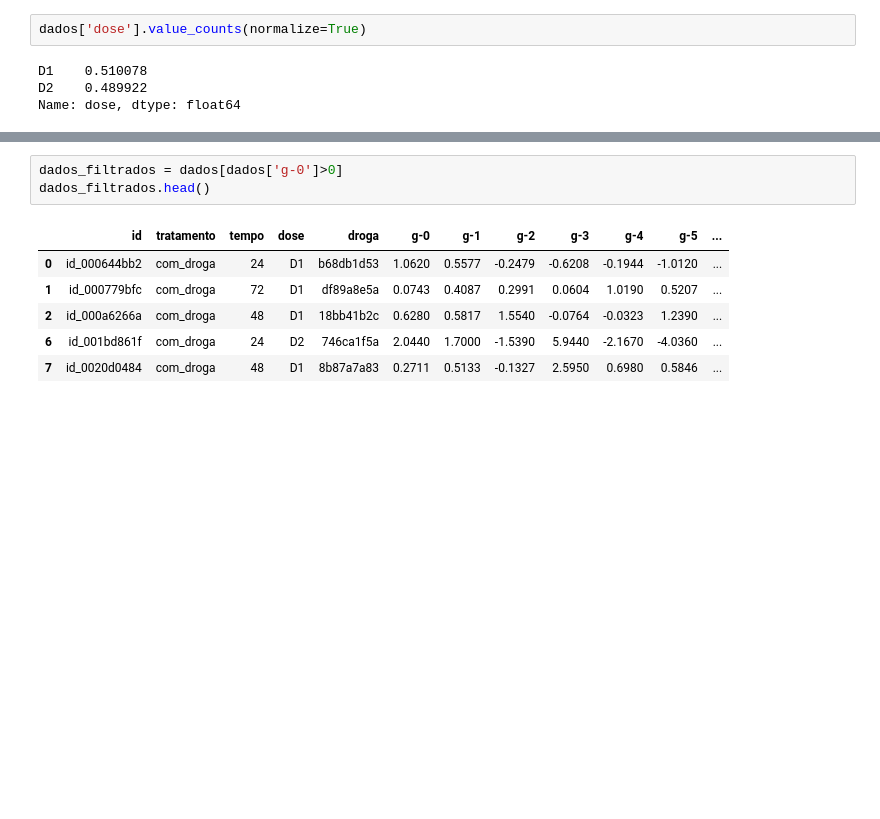
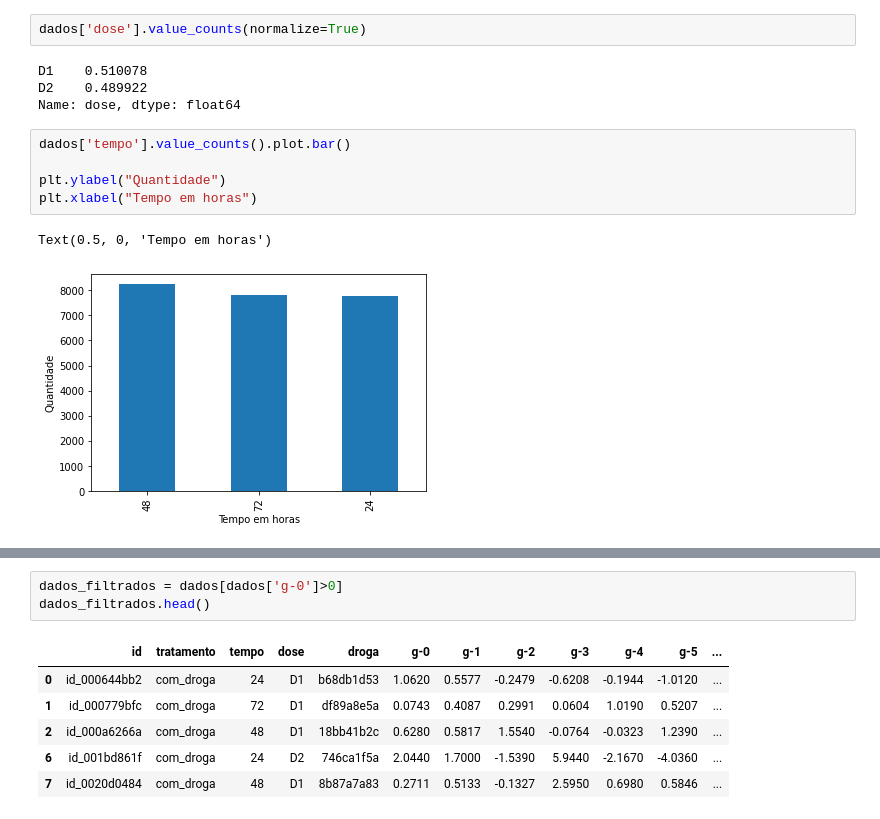
Before and after one commit to nak4hara/imersao-dados-alura, a Jupyter notebook: Imersao_de_dados_01.ipynb, the cells around one changed output, grey strips where cells are left out. Saved outputs shown, nothing was run; the diff lists cells and outputs as text; blank space fills up the shorter version.

```diff
--- a/Imersao_de_dados_01.ipynb
+++ b/Imersao_de_dados_01.ipynb
@@ -116,4 +118,12 @@ dados['dose'].value_counts(normalize=True)
 D1    0.510078
 D2    0.489922
 Name: dose, dtype: float64
+# %%
+dados['tempo'].value_counts().plot.bar()
+
+plt.ylabel("Quantidade")
+plt.xlabel("Tempo em horas")
+# %% [output]
+Text(0.5, 0, 'Tempo em horas')
+[figure, added]
 # %%
```
Also changed, not shown: parts of 4 cells of this notebook.
